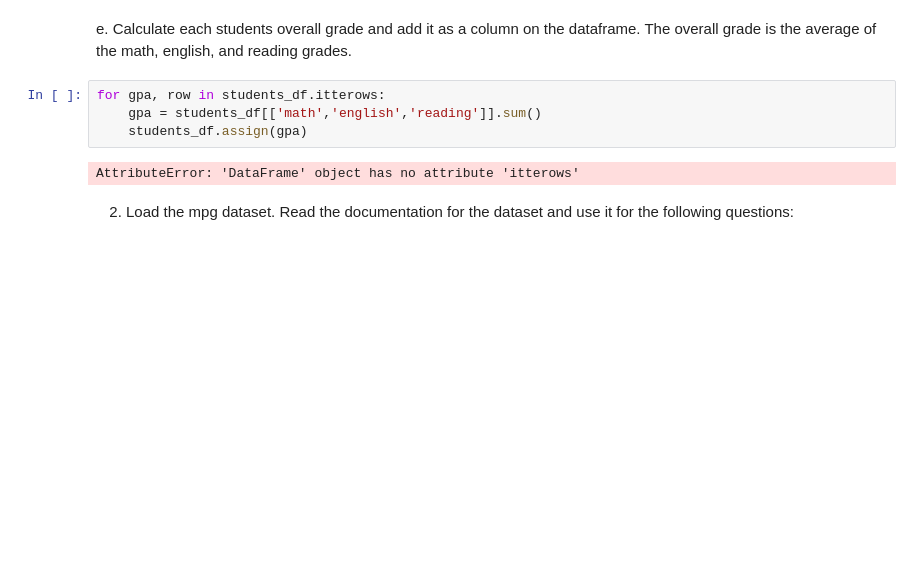
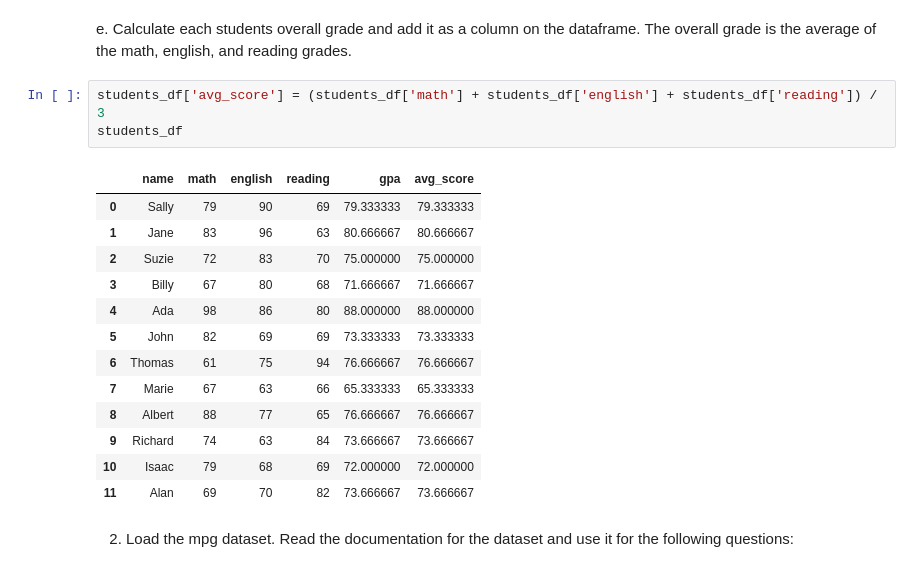
Before and after one commit to jeremiah-toribio/numpy-pandas-visualization-exercises, a Jupyter notebook: dataframes.ipynb, the cells around one changed output. Cells and saved outputs as stored; diff of their text form; blank space fills up the shorter version.

```diff
--- a/dataframes.ipynb
+++ b/dataframes.ipynb
@@ -92,12 +92,23 @@ engpass_students_df.sort_values(['passing_english','english'])
 | 1 | Jane | 83 | 96 | 63 | True |
 # %% [markdown]
 e. Calculate each students overall grade and add it as a column on the dataframe. The overall grade is the average of the math, english, and reading grades.
-# %%
-for gpa, row in students_df.itterows:
-    gpa = students_df[['math','english','reading']].sum()
-    students_df.assign(gpa)
-# %% [output]
-AttributeError: 'DataFrame' object has no attribute 'itterows'
+# %%
+students_df['avg_score'] = (students_df['math'] + students_df['english'] + students_df['reading']) / 3
+students_df
+# %% [output]
+|  | name | math | english | reading | gpa | avg_score |
+| 0 | Sally | 79 | 90 | 69 | 79.333333 | 79.333333 |
+| 1 | Jane | 83 | 96 | 63 | 80.666667 | 80.666667 |
+| 2 | Suzie | 72 | 83 | 70 | 75.000000 | 75.000000 |
+| 3 | Billy | 67 | 80 | 68 | 71.666667 | 71.666667 |
+| 4 | Ada | 98 | 86 | 80 | 88.000000 | 88.000000 |
+| 5 | John | 82 | 69 | 69 | 73.333333 | 73.333333 |
+| 6 | Thomas | 61 | 75 | 94 | 76.666667 | 76.666667 |
+| 7 | Marie | 67 | 63 | 66 | 65.333333 | 65.333333 |
+| 8 | Albert | 88 | 77 | 65 | 76.666667 | 76.666667 |
+| 9 | Richard | 74 | 63 | 84 | 73.666667 | 73.666667 |
+| 10 | Isaac | 79 | 68 | 69 | 72.000000 | 72.000000 |
+| 11 | Alan | 69 | 70 | 82 | 73.666667 | 73.666667 |
 # %% [markdown]
 2. Load the mpg dataset. Read the documentation for the dataset and use it for the following questions:
 # %% [markdown]
```
